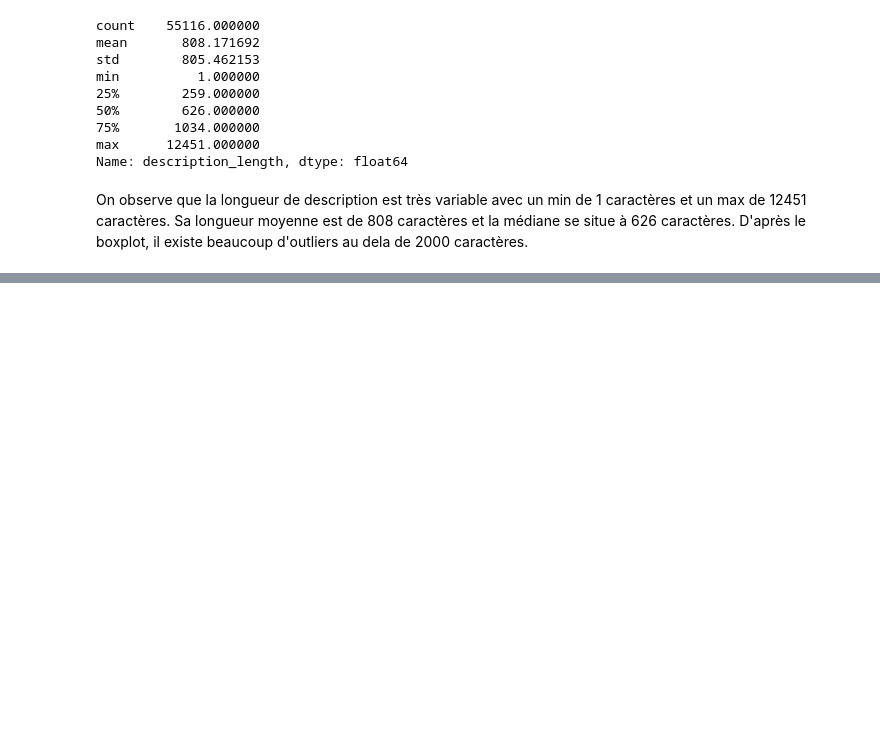
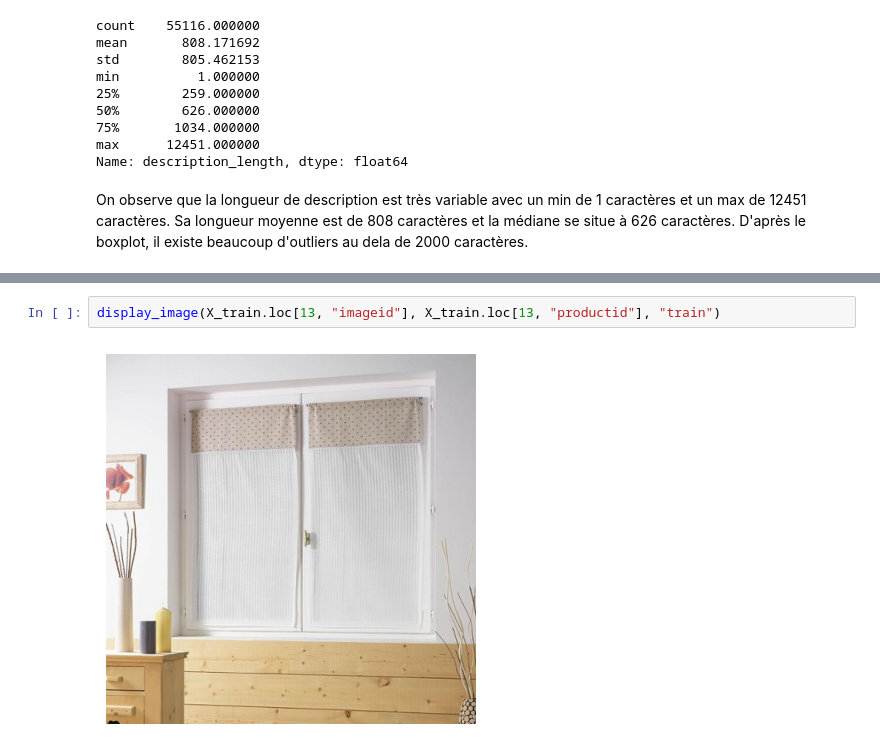
Before and after one commit to cramarokoto/datascientest-project-rakuten-product-classification, a Jupyter notebook: notebooks/exploratory_data_analysis.ipynb, the cells around one changed output, grey strips where cells are left out. Cells and saved outputs as stored; diff of their text form; blank space fills up the shorter version.

```diff
--- a/notebooks/exploratory_data_analysis.ipynb
+++ b/notebooks/exploratory_data_analysis.ipynb
@@ -281,0 +355,4 @@ for code in most_descriptions + least_descriptions:
+# %%
+display_image(X_train.loc[13, "imageid"], X_train.loc[13, "productid"], "train")
+# %% [output]
+[figure, added]
```
Also changed, not shown: parts of 18 cells of this notebook.
